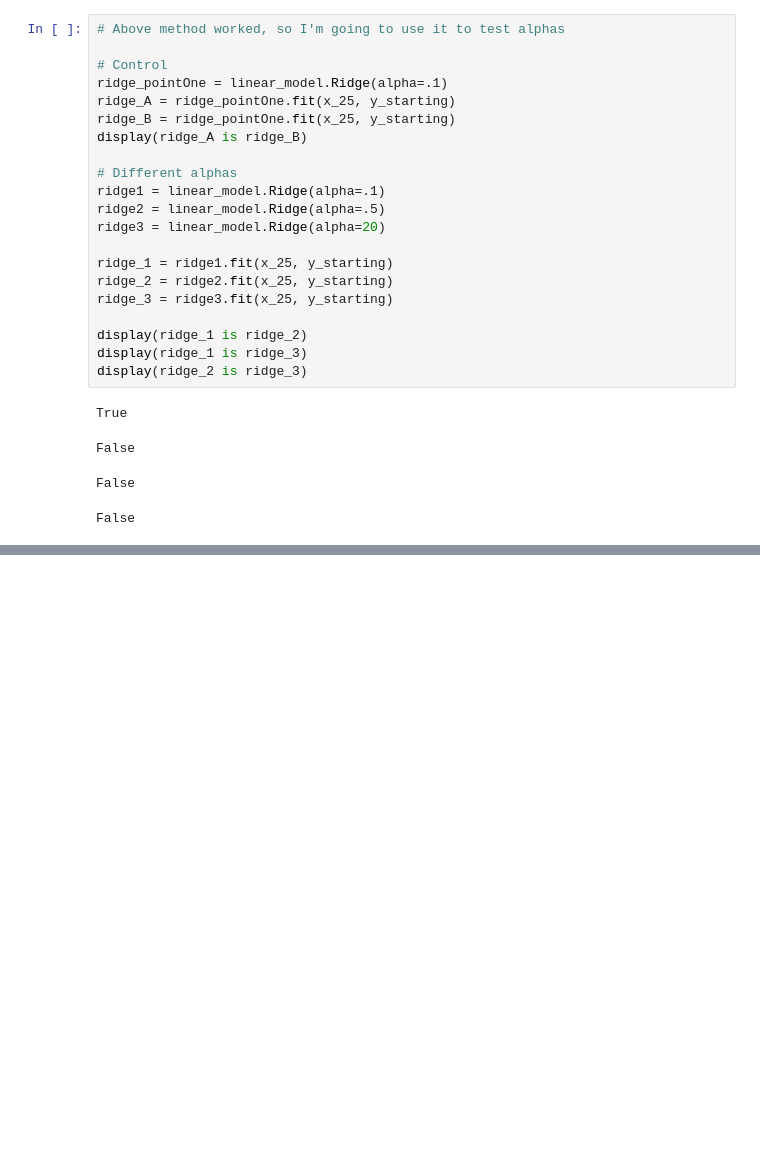
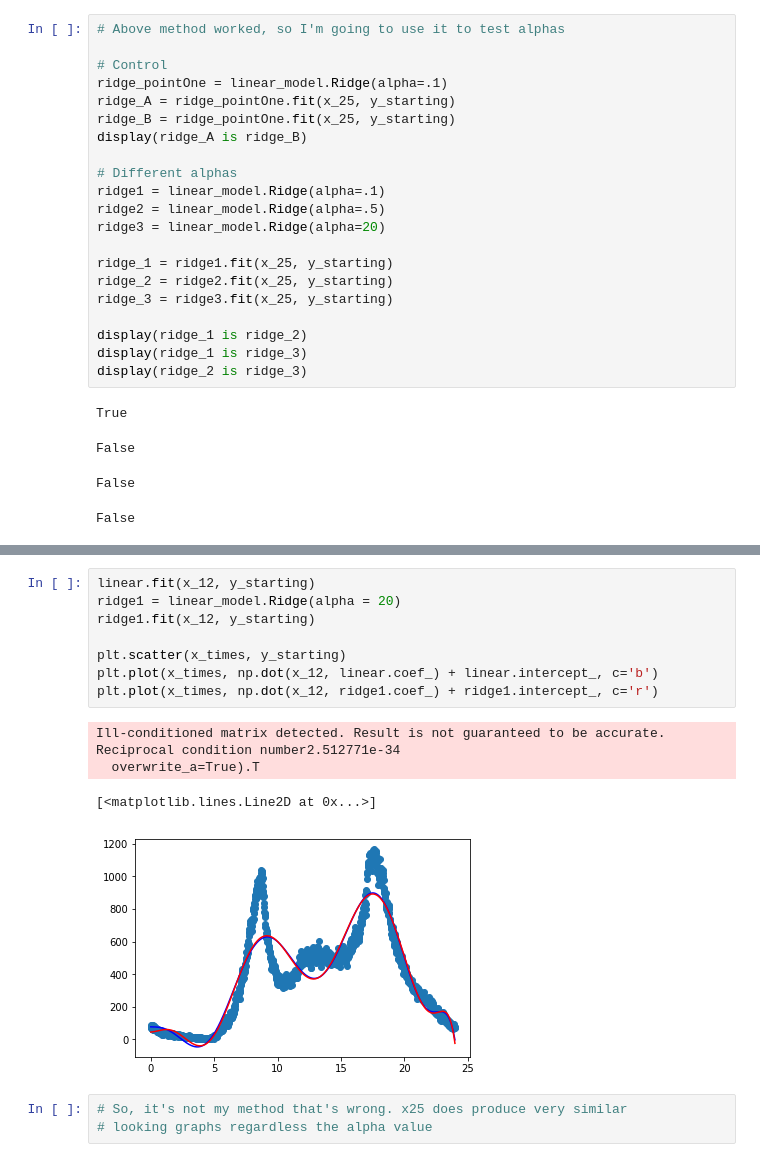
Before and after one commit to peoplecure/aap, a Jupyter notebook: assignments/4-Copy1.ipynb, the cells around one changed output, grey strips where cells are left out. Drawn from its saved outputs; the diff is of its cells as text; blank space fills up the shorter version.

```diff
--- a/assignments/4-Copy1.ipynb
+++ b/assignments/4-Copy1.ipynb
@@ -313,0 +337,17 @@ False
+# %%
+linear.fit(x_12, y_starting)
+ridge1 = linear_model.Ridge(alpha = 20)
+ridge1.fit(x_12, y_starting)
+
+plt.scatter(x_times, y_starting)
+plt.plot(x_times, np.dot(x_12, linear.coef_) + linear.intercept_, c='b')
+plt.plot(x_times, np.dot(x_12, ridge1.coef_) + ridge1.intercept_, c='r')
+# %% [output]
+Ill-conditioned matrix detected. Result is not guaranteed to be accurate.
+Reciprocal condition number2.512771e-34
+  overwrite_a=True).T
+[<matplotlib.lines.Line2D at 0x...>]
+[figure, added]
+# %%
+# So, it's not my method that's wrong. x25 does produce very similar
+# looking graphs regardless the alpha value
```
Also changed, not shown: parts of 5 cells of this notebook, 2 other files.
